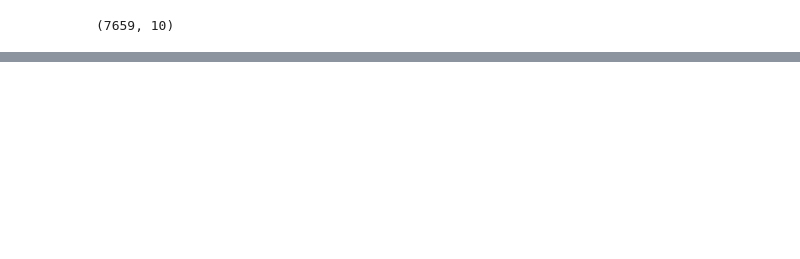
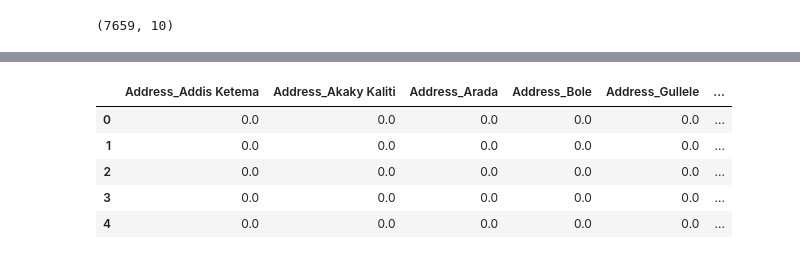
Before and after one commit to RevoEstate/PricePrediction, a Jupyter notebook: FinalChecki.ipynb, the cells around one changed output, grey strips where cells are left out. Cells and saved outputs as stored; diff of their text form; code cells hidden in the pictures; blank space fills up the shorter version.

Commit message:
Address Encoded

```diff
--- a/FinalChecki.ipynb
+++ b/FinalChecki.ipynb
@@ -165,0 +222,13 @@ dataset.shape
+# %%
+from sklearn.preprocessing import OneHotEncoder
+Addressonehot=OneHotEncoder(sparse_output=False)
+encodedAddress=Addressonehot.fit_transform(dataset[["Address"]])
+encodedAddress=pd.DataFrame(encodedAddress,columns=Addressonehot.get_feature_names_out(["Address"]))
+encodedAddress[:5]
+# %% [output]
+|  | Address_Addis Ketema | Address_Akaky Kaliti | Address_Arada | Address_Bole | Address_Gullele | ... |
+| 0 | 0.0 | 0.0 | 0.0 | 0.0 | 0.0 | ... |
+| 1 | 0.0 | 0.0 | 0.0 | 0.0 | 0.0 | ... |
+| 2 | 0.0 | 0.0 | 0.0 | 0.0 | 0.0 | ... |
+| 3 | 0.0 | 0.0 | 0.0 | 0.0 | 0.0 | ... |
+| 4 | 0.0 | 0.0 | 0.0 | 0.0 | 0.0 | ... |
```
Also changed, not shown: parts of 7 cells of this notebook, 1 other file.
